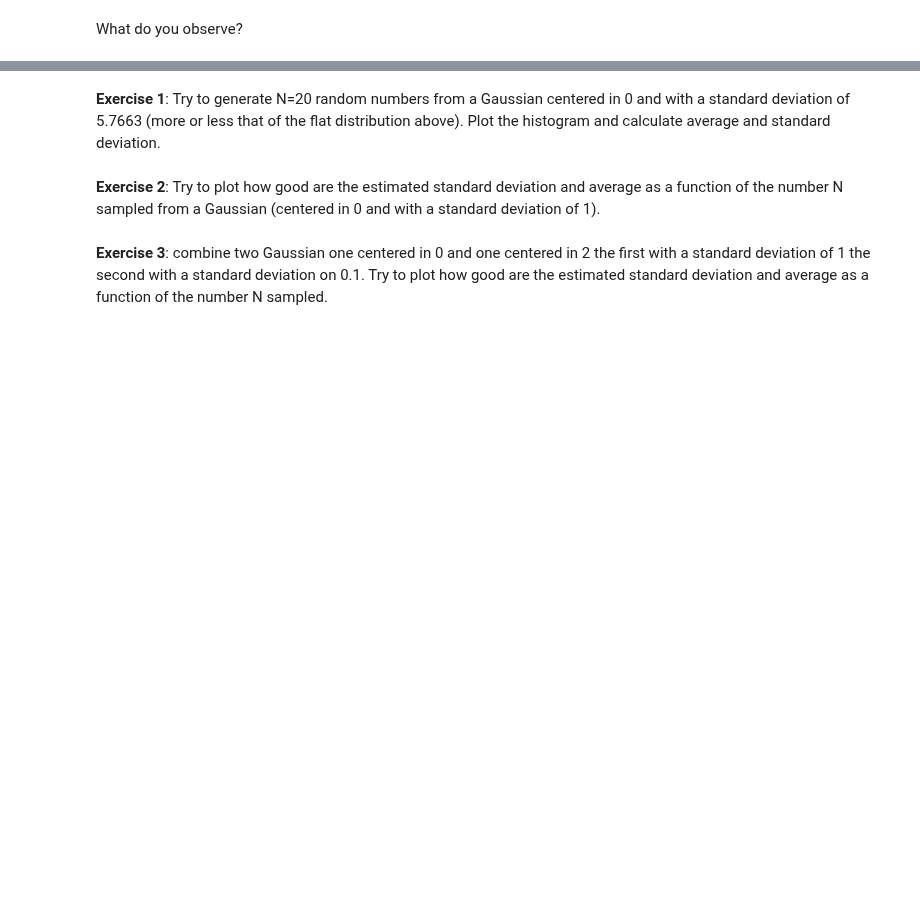
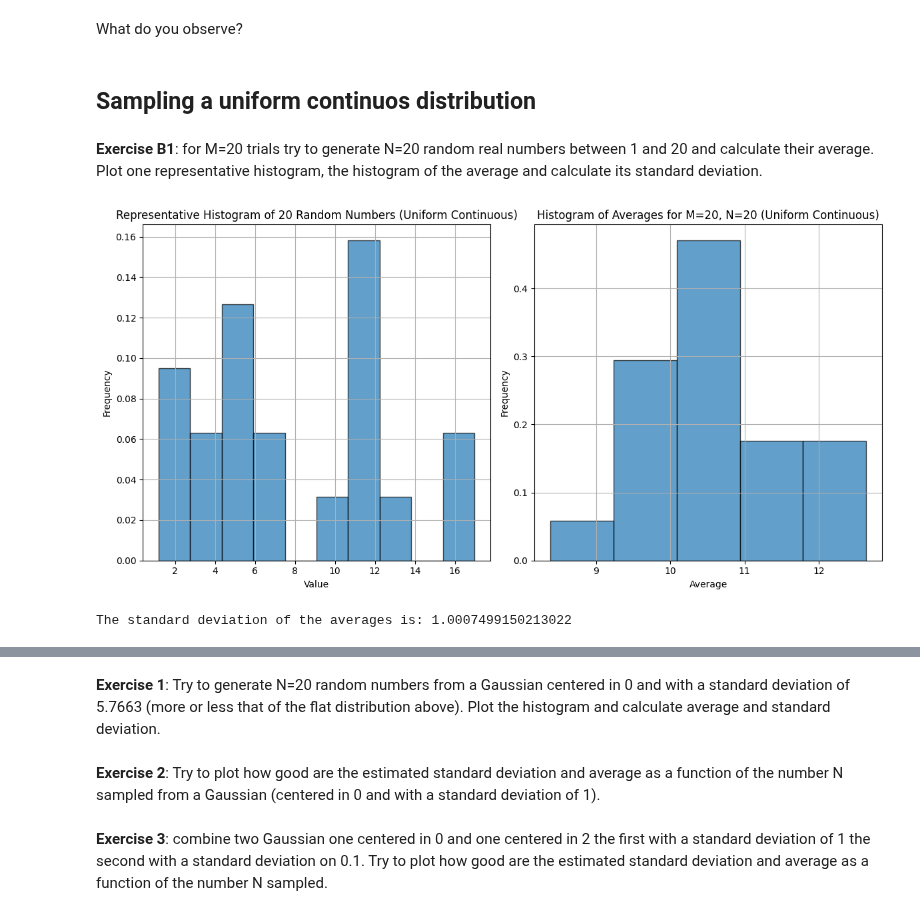
Before and after one commit to carlocamilloni/Structural-Bioinformatics, a Jupyter notebook: Notebooks/report_2_stat.ipynb, the cells around one changed output, grey strips where cells are left out. Drawn from its saved outputs; the diff is of its cells as text; code cells hidden in the pictures; blank space fills up the shorter version.

```diff
--- a/Notebooks/report_2_stat.ipynb
+++ b/Notebooks/report_2_stat.ipynb
@@ -24,2 +140,59 @@ print(today)
 # %% [markdown]
 What do you observe?
+# %% [markdown]
+## Sampling a uniform continuos distribution
+# %% [markdown]
+**Exercise B1**: for M=20 trials try to generate N=20 random real numbers between 1 and 20 and calculate their average. Plot one representative histogram, the histogram of the average and calculate its standard deviation.
+# %%
+import numpy as np
+import matplotlib.pyplot as plt
+
+M = 20  # Number of trials
+N = 20  # Number of random numbers per trial
+lower_bound = 1
+upper_bound = 20
+
+# List to store the averages from each trial
+averages = []
+
+# Generate and plot one representative histogram of N random numbers
+random_numbers_representative = np.random.uniform(lower_bound, upper_bound, N)
+plt.figure(figsize=(12, 6))
+
+plt.subplot(1, 2, 1)
+plt.hist(random_numbers_representative, bins=10, density=True, edgecolor='black', alpha=0.7)
+plt.xlabel("Value")
+plt.ylabel("Frequency")
+plt.title(f"Representative Histogram of {N} Random Numbers (Uniform Continuous)")
+plt.grid(True)
+
+
+# Perform M trials and calculate averages
+for _ in range(M):
+    # Generate N random real numbers between lower_bound and upper_bound
+    random_numbers = np.random.uniform(lower_bound, upper_bound, N)
+
+    # Calculate the average of the generated numbers
+    average = np.mean(random_numbers)
+
+    # Append the average to the list
+    averages.append(average)
+
+# Plot the histogram of the averages
+plt.subplot(1, 2, 2)
+plt.hist(averages, bins=5, density=True, edgecolor='black', alpha=0.7)
+plt.xlabel("Average")
+plt.ylabel("Frequency")
+plt.title(f"Histogram of Averages for M={M}, N={N} (Uniform Continuous)")
+plt.grid(True)
+
+plt.tight_layout()
+plt.show()
+
+# Calculate the standard deviation of the averages
+std_dev_of_averages = np.std(averages)
+
+print(f"The standard deviation of the averages is: {std_dev_of_averages}")
+# %% [output]
+[figure, added]
+The standard deviation of the averages is: 1.0007499150213022
```
Also changed, not shown: parts of 12 cells of this notebook.
